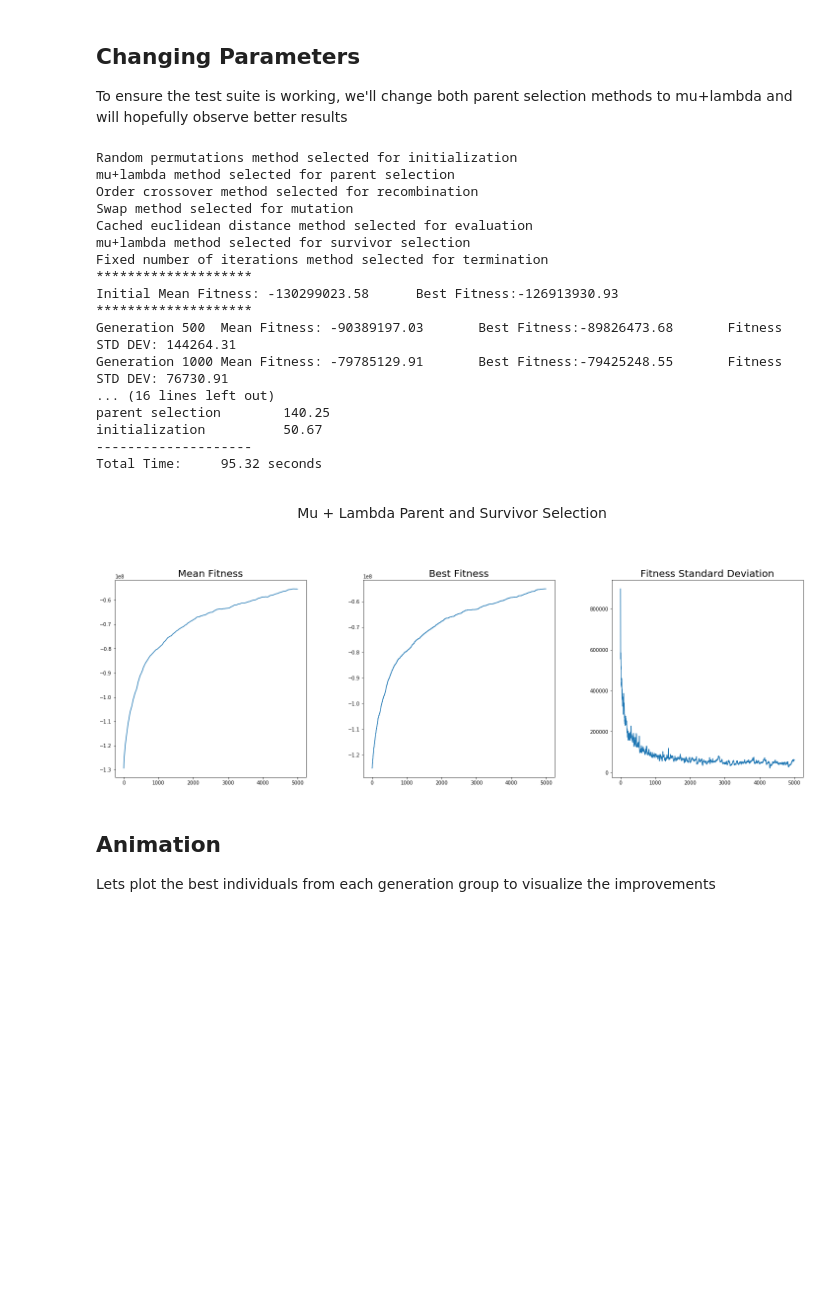
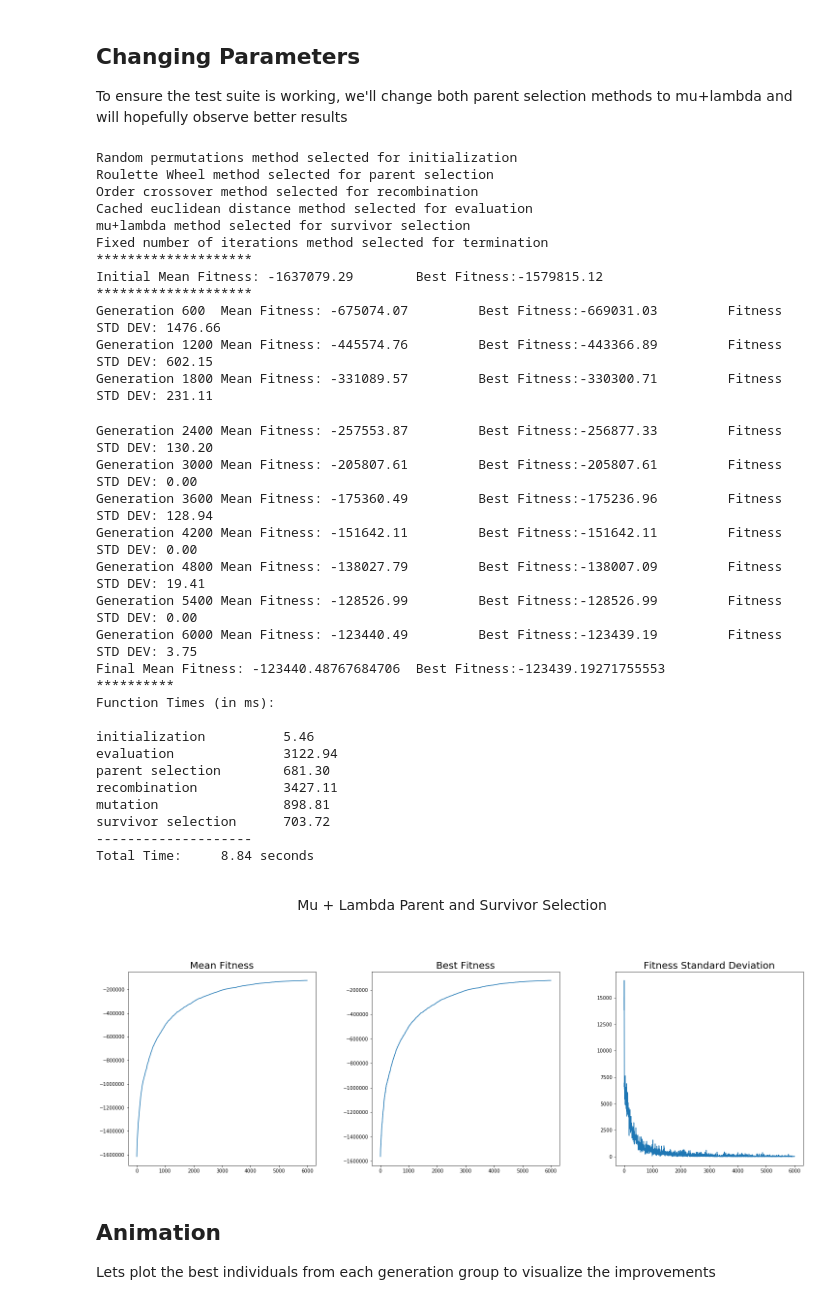
Before and after one commit to Zerocrossing/DRD4-7R, a Jupyter notebook: Presentation.ipynb, the cells around one changed output. Cells and saved outputs as stored; diff of their text form; code cells hidden in the pictures; blank space fills up the shorter version.

```diff
--- a/Presentation.ipynb
+++ b/Presentation.ipynb
@@ -60,10 +60,10 @@ By having individual modules for each step of the genetic algorithm process, we
 We have created a TSP instance class to represent a single instance of the problem, this includes a reference to the dataset, population size, number of parents, mutation rate ect.
 ***
 # %%
-POP_SIZE          = 500
-NUM_PARENTS       = 250
-NUM_GENERATIONS   = 5000
-TIME_LIMIT        = 100000
+POP_SIZE          = 150
+NUM_PARENTS       = 100
+NUM_GENERATIONS   = 6000
+TIME_LIMIT        = 10000
 MUTATION_RATE     = .2
 INIT_METHOD       = "random_permutations"
 SELECT_METHOD     = "random"
@@ -72,7 +72,7 @@ MUTATION_METHOD   = "swap"
 EVALUATION_METHOD = "cached_euclidean"
 SURVIVOR_METHOD   = "random"
 TERMINATOR_METHOD = "num_iterations"
-DATA              = parse(big_data)
+DATA              = parse(middle_data)
 # %% [markdown]
 Our test method creates a new instance and series of modules from the defined constants. Changing our parameters is now as simple as changing our constants and re-running our testing method.
 
@@ -122,12 +122,13 @@ def test_tsp():
         tsp.add_history("std_dev",std)
         tsp.current_generation +=1
         if not (tsp.current_generation % (tsp.num_generations // 10)):
-            # print("Mutation Rate:",tsp.mutation_rate)
             print("Generation {:<4} Mean Fitness: {:5.2f}\t Best Fitness:{:5.2f}\t Fitness STD DEV: {:.2f}".format(
                 tsp.current_generation, tsp.fitness.mean(), tsp.fitness.max(), std))
+        if not (tsp.current_generation % (tsp.num_generations // 200)):
             tsp.add_history("best_individual", tsp.population[np.argmax(tsp.fitness.max())])
             tsp.add_history("ani_fitness", tsp.fitness.max())
             tsp.add_history("ani_generation", tsp.current_generation)
+
     # print("Best Member of Population:\n", tsp.population[np.argmax(tsp.fitness)])
     print("Final Mean Fitness: {}\t Best Fitness:{}".format(tsp.fitness.mean(), tsp.fitness.max()))
     print("*" * 10 + "\nFunction Times (in ms):\n")
@@ -157,7 +158,7 @@ def plot_tsp(tsp, scale=1, title=None):
     plt.plot(tsp.history["std_dev"])
     plt.subplots_adjust(wspace = .3)
     if title is not None:
-        t = Markdown('<font size="14"><center>{}</font><br/>'.format(title))
+        t = Markdown('<font style="font-size: 28px"><center>{}</font><br/>'.format(title))
         display(t)
     plt.show()
 # %% [markdown]
@@ -192,30 +193,47 @@ plot_tsp(random_tsp, title="Random Parent and Survivor Selection")
 ## Changing Parameters
 To ensure the test suite is working, we'll change both parent selection methods to mu+lambda and will hopefully observe better results
 # %%
-SELECT_METHOD = "mu_plus_lambda"
 SURVIVOR_METHOD = "mu_plus_lambda"
+SELECT_METHOD = "roulette_wheel"
+MUTATION_METHOD = "flip"
+
+
 mu_lambda_tsp = test_tsp()
 plot_tsp(mu_lambda_tsp, title="Mu + Lambda Parent and Survivor Selection")
 # %% [output]
 Random permutations method selected for initialization
-mu+lambda method selected for parent selection
+Roulette Wheel method selected for parent selection
 Order crossover method selected for recombination
-Swap method selected for mutation
 Cached euclidean distance method selected for evaluation
 mu+lambda method selected for survivor selection
 Fixed number of iterations method selected for termination
 ********************
-Initial Mean Fitness: -130299023.58      Best Fitness:-126913930.93
+Initial Mean Fitness: -1637079.29        Best Fitness:-1579815.12
 ********************
-Generation 500  Mean Fitness: -90389197.03       Best Fitness:-89826473.68       Fitness STD DEV: 144264.31
-Generation 1000 Mean Fitness: -79785129.91       Best Fitness:-79425248.55       Fitness STD DEV: 76730.91
-... (16 lines left out)
-parent selection        140.25
-initialization          50.67
---------------------
-Total Time:     95.32 seconds
+Generation 600  Mean Fitness: -675074.07         Best Fitness:-669031.03         Fitness STD DEV: 1476.66
+Generation 1200 Mean Fitness: -445574.76         Best Fitness:-443366.89         Fitness STD DEV: 602.15
+Generation 1800 Mean Fitness: -331089.57         Best Fitness:-330300.71         Fitness STD DEV: 231.11
+Generation 2400 Mean Fitness: -257553.87         Best Fitness:-256877.33         Fitness STD DEV: 130.20
+Generation 3000 Mean Fitness: -205807.61         Best Fitness:-205807.61         Fitness STD DEV: 0.00
+Generation 3600 Mean Fitness: -175360.49         Best Fitness:-175236.96         Fitness STD DEV: 128.94
+Generation 4200 Mean Fitness: -151642.11         Best Fitness:-151642.11         Fitness STD DEV: 0.00
+Generation 4800 Mean Fitness: -138027.79         Best Fitness:-138007.09         Fitness STD DEV: 19.41
+Generation 5400 Mean Fitness: -128526.99         Best Fitness:-128526.99         Fitness STD DEV: 0.00
+Generation 6000 Mean Fitness: -123440.49         Best Fitness:-123439.19         Fitness STD DEV: 3.75
+Final Mean Fitness: -123440.48767684706  Best Fitness:-123439.19271755553
+**********
+Function Times (in ms):
+
+initialization          5.46
+evaluation              3122.94
+parent selection        681.30
+recombination           3427.11
+mutation                898.81
+survivor selection      703.72
+--------------------
+Total Time:     8.84 seconds
-<font size="14"><center>Mu + Lambda Parent and Survivor Selection</font><br/>
+<font style="font-size: 28px"><center>Mu + Lambda Parent and Survivor Selection</font><br/>
-[figure, old version]
+[figure, new version]
 # %% [markdown]
 ## Animation
 Lets plot the best individuals from each generation group to visualize the improvements
```
Also changed, not shown: parts of 7 cells of this notebook, 1 other file.
